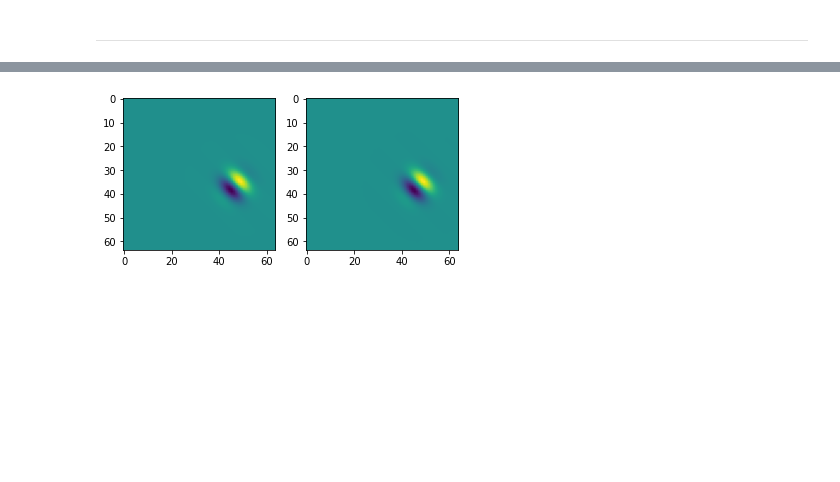
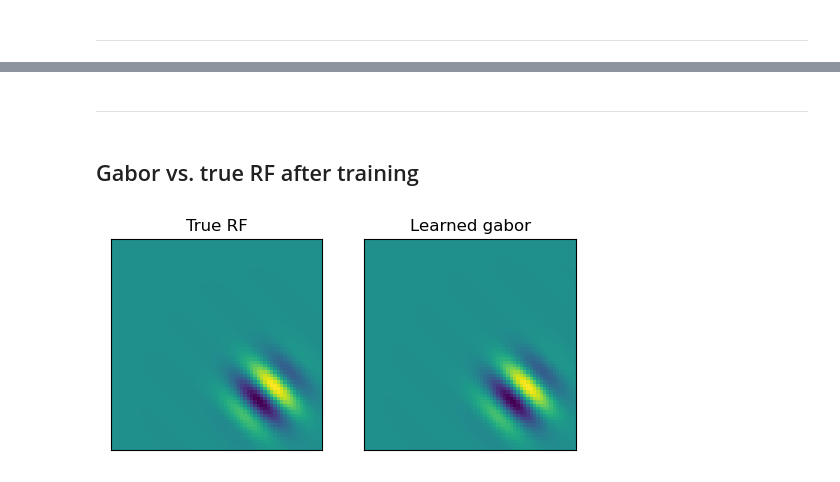
Before and after one commit to mohammadbashiri/fitgabor, a Jupyter notebook: example.ipynb, the cells around one changed output, grey strips where cells are left out. Drawn from its saved outputs; the diff is of its cells as text; code cells hidden in the pictures; blank space fills up the shorter version.

Commit message:
Update dimensions of generated gabor to include batch and channels

```diff
--- a/example.ipynb
+++ b/example.ipynb
@@ -37,0 +41,4 @@ neuron = Neuron(rf)
+# %%
+_, _, h, w = neuron.rf.shape
+# %%
+gabor_gen = GaborGenerator(image_size=(h, w))
@@ -40,4 +65,2 @@ neuron = Neuron(rf)
-# %%
-gabor_gen = GaborGenerator(image_size=(64, 64))
 # %%
 gabor_gen, evolved_rfs = trainer_fn(gabor_gen, neuron, save_rf_every_n_epoch=100)
@@ -58,9 +85,16 @@ for ind, ax in enumerate(axes.flat):
+# %% [markdown]
+---
+# %% [markdown]
+## Gabor vs. true RF after training
 # %%
-learned_rf = gabor_gen().cpu().data.numpy()
-true_rf = neuron.rf.cpu().data.numpy()
+learned_rf = gabor_gen().squeeze().cpu().data.numpy()
+true_rf = neuron.rf.squeeze().cpu().data.numpy()
 # %%
-fig, (ax1, ax2) = plt.subplots(1, 2, figsize=(6, 3))
+fig, (ax1, ax2) = plt.subplots(1, 2, figsize=(6, 3), dpi=100)
 ax1.imshow(learned_rf);
+ax1.set(xticks=[], yticks=[], title="True RF")
+
 ax2.imshow(true_rf);
+ax2.set(xticks=[], yticks=[], title="Learned gabor");
 # %% [output]
-[figure, old version]
+[figure, new version]
```
Also changed, not shown: parts of 14 cells of this notebook, 2 other files.
